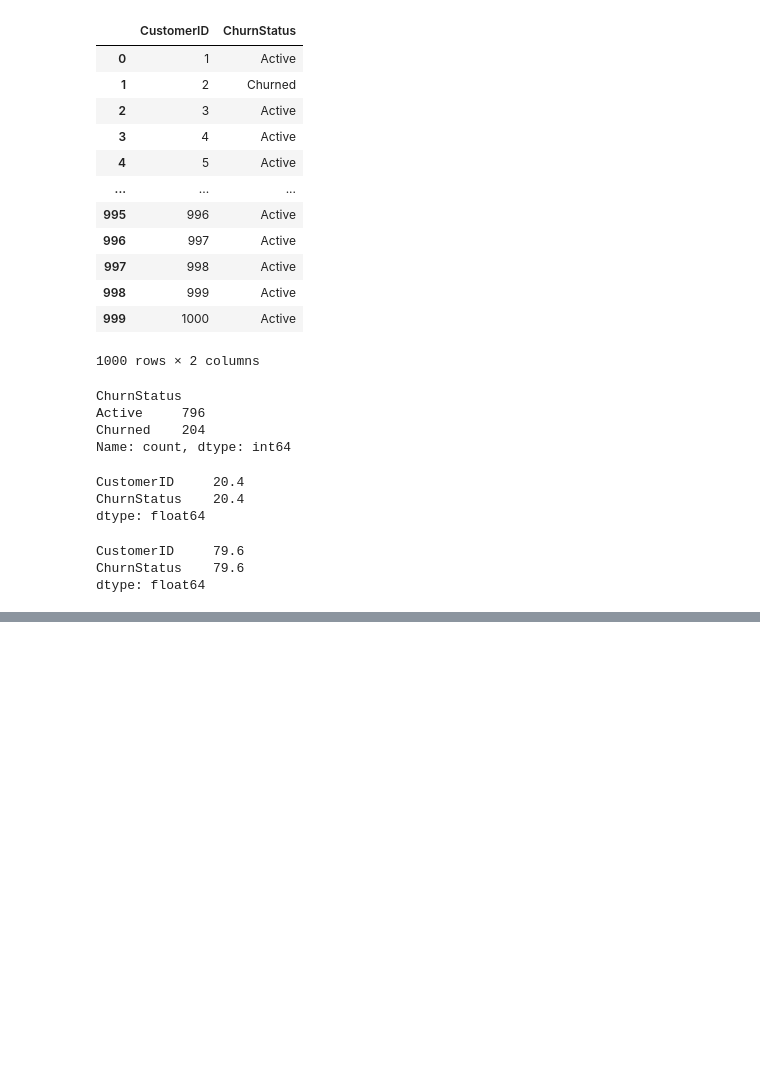
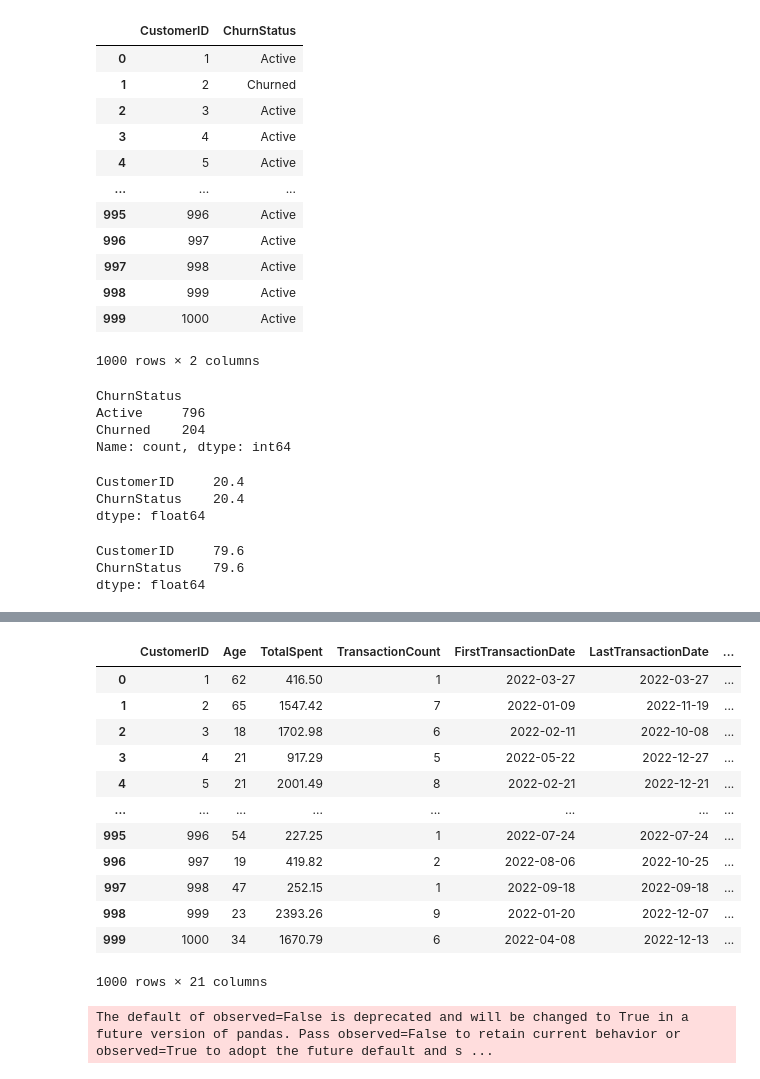
Before and after one commit to Alexander040105/lloyds-banking-group-eda-theforage, a Jupyter notebook: data_cleaning.ipynb, the cells around one changed output, grey strips where cells are left out. Saved outputs shown, nothing was run; the diff lists cells and outputs as text; code cells hidden in the pictures; blank space fills up the shorter version.

```diff
--- a/data_cleaning.ipynb
+++ b/data_cleaning.ipynb
@@ -668,0 +777,37 @@ merged_df_copy.to_csv('cleaned_customer_data.csv', index=False)
+# %%
+from datetime import datetime
+merged_df_copy['Tenure'] = (
+    pd.to_datetime(merged_df['LastLoginDate']) -  # Project's reference date
+    pd.to_datetime(merged_df['FirstTransactionDate'])
+).dt.days
+# %%
+merged_df_copy
+# %% [output]
+|  | CustomerID | Age | TotalSpent | TransactionCount | FirstTransactionDate | LastTransactionDate | ... |
+| 0 | 1 | 62 | 416.50 | 1 | 2022-03-27 | 2022-03-27 | ... |
+| 1 | 2 | 65 | 1547.42 | 7 | 2022-01-09 | 2022-11-19 | ... |
+| 2 | 3 | 18 | 1702.98 | 6 | 2022-02-11 | 2022-10-08 | ... |
+| 3 | 4 | 21 | 917.29 | 5 | 2022-05-22 | 2022-12-27 | ... |
+| 4 | 5 | 21 | 2001.49 | 8 | 2022-02-21 | 2022-12-21 | ... |
+| ... | ... | ... | ... | ... | ... | ... | ... |
+| 995 | 996 | 54 | 227.25 | 1 | 2022-07-24 | 2022-07-24 | ... |
+| 996 | 997 | 19 | 419.82 | 2 | 2022-08-06 | 2022-10-25 | ... |
+| 997 | 998 | 47 | 252.15 | 1 | 2022-09-18 | 2022-09-18 | ... |
+| 998 | 999 | 23 | 2393.26 | 9 | 2022-01-20 | 2022-12-07 | ... |
+| 999 | 1000 | 34 | 1670.79 | 6 | 2022-04-08 | 2022-12-13 | ... |
+1000 rows × 21 columns
+# %%
+# Churn rate by tenure quartile
+merged_df_copy['TenureQuartile'] = pd.qcut(merged_df_copy['Tenure'], 4, labels=['Q1','Q2','Q3','Q4'])
+churn_by_tenure = merged_df_copy.groupby('TenureQuartile')['ChurnStatus'].mean()
+fig = px.bar(
+    churn_by_tenure.reset_index(),
+    x='TenureQuartile',
+    y='ChurnStatus',
+    title='Churn Rate by Tenure Quartile',
+    labels={'ChurnStatus': 'Churn Probability', 'TenureQuartile': 'Tenure Quartile'}
+)
+
+fig.show()
+# %% [output]
+The default of observed=False is deprecated and will be changed to True in a future version of pandas. Pass observed=False to retain current behavior or observed=True to adopt the future default and s ...
```
Also changed, not shown: parts of 18 cells of this notebook, 1 other file.
